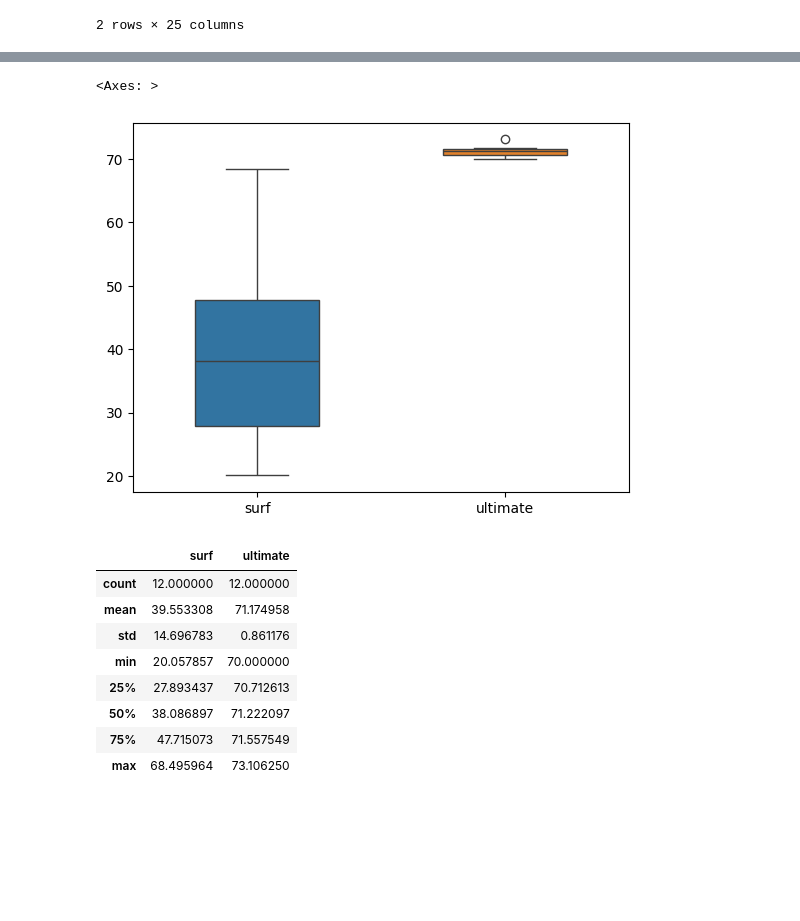
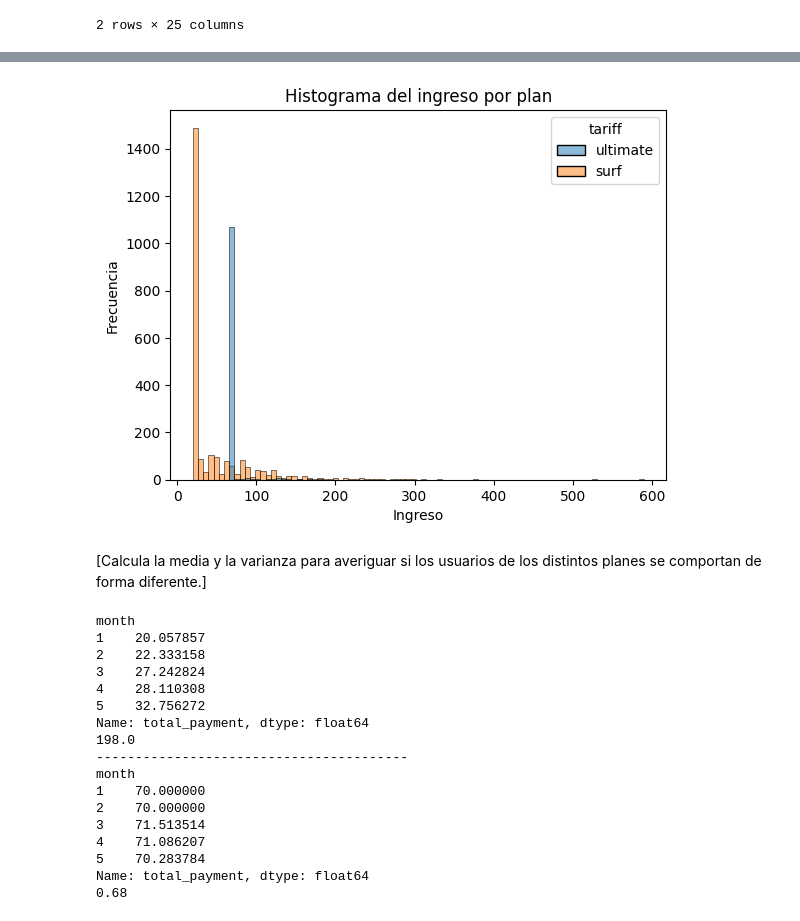
Before and after one commit to DiffelVIA/Sprint_5, a Jupyter notebook: sprint_5.ipynb, the cells around one changed output, grey strips where cells are left out. Drawn from its saved outputs; the diff is of its cells as text; code cells hidden in the pictures; blank space fills up the shorter version.

Commit message:
agregado de análisis de ingreso corregido

```diff
--- a/sprint_5.ipynb
+++ b/sprint_5.ipynb
@@ -742,25 +740,42 @@ plt.show()
-# %%
-mean_price_surf = total_info[total_info['tariff']=='surf'].groupby('month')['total_payment'].mean().reset_index()
-variance_price_surf = np.var(mean_price_surf, axis=0)
-
-mean_price_ultimate = total_info[total_info['tariff']=='ultimate'].groupby('month')['total_payment'].mean().reset_index()
-variance_price_ultimate = np.var(mean_price_ultimate, axis=0)
-
-income_boxplot = pd.Series(mean_price_surf['total_payment'],name='surf').to_frame().join(pd.Series(mean_price_ultimate['total_payment'],name='ultimate'))
-
-sns.boxplot(data=income_boxplot, width=0.5)
-# %% [output]
-<Axes: >
-[figure, removed]
-# %%
-income_boxplot.describe()
-# %% [output]
-|  | surf | ultimate |
-| count | 12.000000 | 12.000000 |
-| mean | 39.553308 | 71.174958 |
-| std | 14.696783 | 0.861176 |
-| min | 20.057857 | 70.000000 |
-| 25% | 27.893437 | 70.712613 |
-| 50% | 38.086897 | 71.222097 |
-| 75% | 47.715073 | 71.557549 |
-| max | 68.495964 | 73.106250 |
+# %%
+#Crea histograma
+sns.histplot(data=total_info, x='total_payment', hue='tariff', multiple='layer')
+plt.title('Histograma del ingreso por plan')
+plt.xlabel('Ingreso')
+plt.ylabel('Frecuencia')
+plt.show()
+# %% [output]
+[figure, added]
+# %% [markdown]
+[Calcula la media y la varianza para averiguar si los usuarios de los distintos planes se comportan de forma diferente.]
+# %%
+# Calcula la media y la varianza
+mean_income_surf = total_info[total_info['tariff']=='surf'].groupby('month')['total_payment'].mean()
+variance_surf = np.var(mean_income_surf, axis=0)
+
+mean_income_ultimate = total_info[total_info['tariff']=='ultimate'].groupby('month')['total_payment'].mean()
+variance_ultimate = np.var(mean_income_ultimate,axis=0)
+
+print(mean_income_surf.head())
+print(round(variance_surf,2))
+print('-'*40)
+print(mean_income_ultimate.head(5))
+print(round(variance_ultimate,2))
+# %% [output]
+month
+1    20.057857
+2    22.333158
+3    27.242824
+4    28.110308
+5    32.756272
+Name: total_payment, dtype: float64
+198.0
+----------------------------------------
+month
+1    70.000000
+2    70.000000
+3    71.513514
+4    71.086207
+5    70.283784
+Name: total_payment, dtype: float64
+0.68
```
Also changed, not shown: parts of 5 cells of this notebook.
